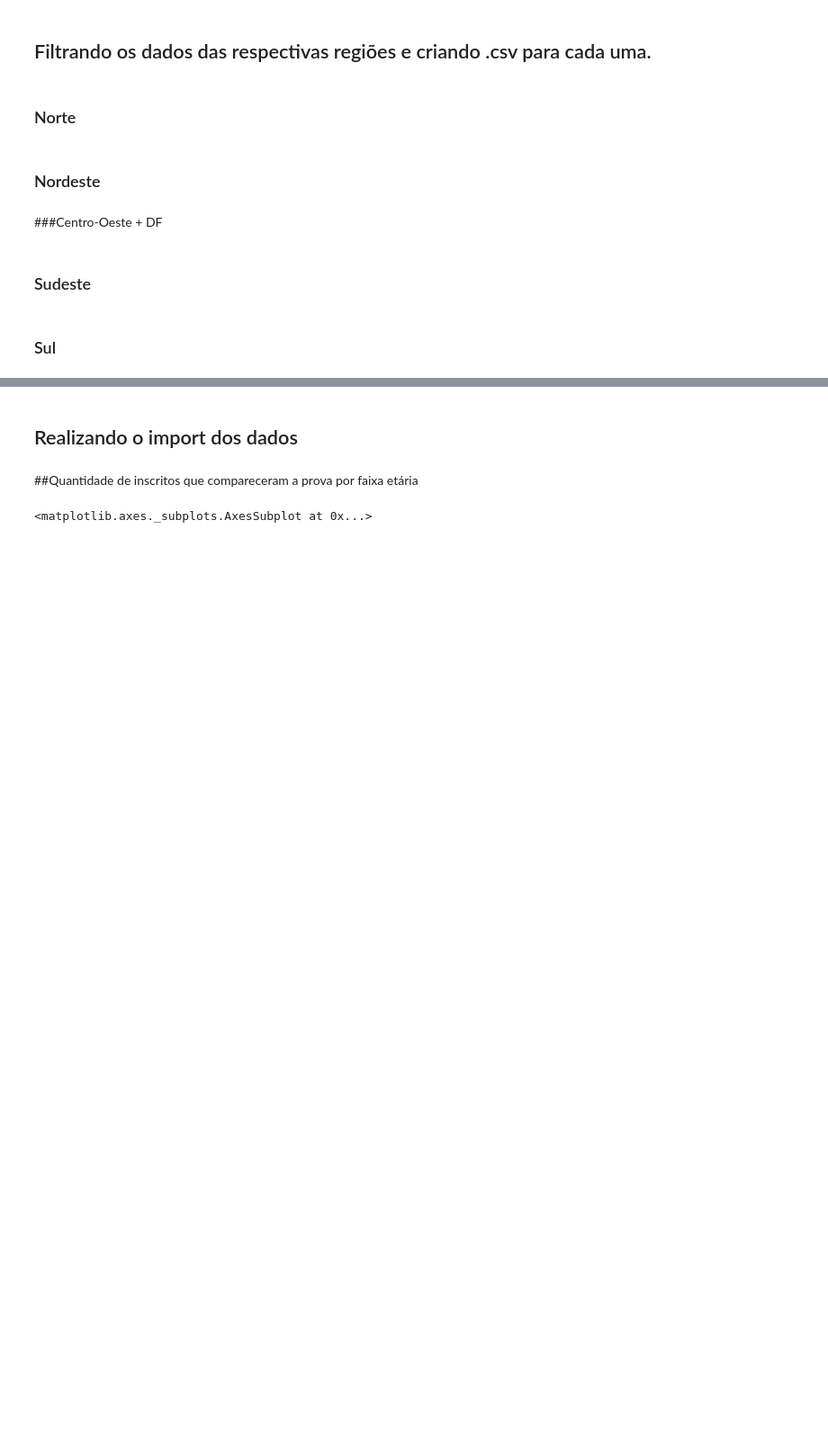
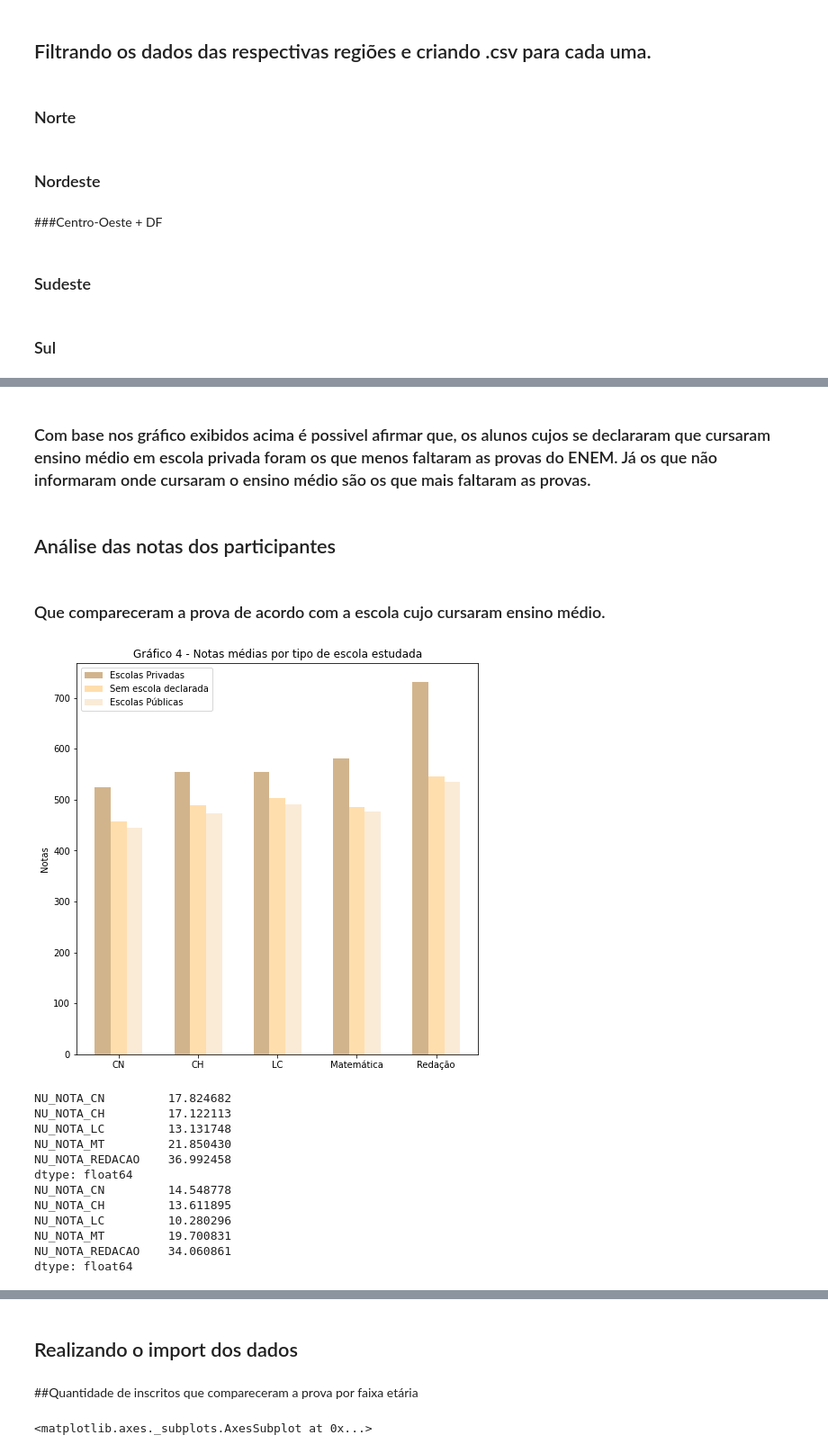
Before and after one commit to henriquecl/DataSciene_Destrinchando_o_ENEM, a Jupyter notebook: Brincando_com_o_ENEM.ipynb, the cells around one changed output, grey strips where cells are left out. Shown: that part at 90% size. Saved outputs shown, nothing was run; the diff lists cells and outputs as text; code cells hidden in the pictures; blank space fills up the shorter version.

```diff
--- a/Brincando_com_o_ENEM.ipynb
+++ b/Brincando_com_o_ENEM.ipynb
@@ -198,0 +288,43 @@ data_S.to_csv("DadosSul.csv")
+# %% [markdown]
+### Com base nos gráfico exibidos acima é possivel afirmar que, os alunos cujos se declararam que cursaram ensino médio em escola privada foram os que menos faltaram as provas do ENEM. Já os que não informaram onde cursaram o ensino médio são os que mais faltaram as provas.
+# %% [markdown]
+## Análise das notas dos participantes
+# %% [markdown]
+### Que compareceram a prova de acordo com a escola cujo cursaram ensino médio.
+# %%
+media_notas_naoresp  = presentes_naoresp[notas].mean()
+media_notas_privadas = presentes_privada[notas].mean()
+media_notas_publicas = presentes_publica[notas].mean()
+# Gráfico
+
+x = np.arange(len(notas))
+
+fig, ax = plt.subplots()
+rects1 = ax.bar(x +0.00 , media_notas_privadas,color = 'tan' ,width=0.2, label='Escolas Privadas')
+rects2 = ax.bar(x +0.20 , media_notas_naoresp,color= 'navajowhite',  width=0.2, label='Sem escola declarada')
+rects3 = ax.bar(x +0.40 , media_notas_publicas,color = 'antiquewhite' ,width=0.2, label='Escolas Públicas')
+ax.set_ylabel('Notas')
+ax.set_title('Gráfico 4 - Notas médias por tipo de escola estudada')
+ax.set_xticks(x+0.2)
+ax.set_xticklabels(['CN', 'CH', 'LC', 'Matemática', 'Redação'])
+ax.legend()
+plt.show()
+
+percentual_privad_publi = (media_notas_privadas/media_notas_publicas - 1)*100
+percentual_privad_naoresp = (media_notas_privadas/media_notas_naoresp - 1)*100
+print(percentual_privad_publi)
+print(percentual_privad_naoresp)
+# %% [output]
+[figure, added]
+NU_NOTA_CN         17.824682
+NU_NOTA_CH         17.122113
+NU_NOTA_LC         13.131748
+NU_NOTA_MT         21.850430
+NU_NOTA_REDACAO    36.992458
+dtype: float64
+NU_NOTA_CN         14.548778
+NU_NOTA_CH         13.611895
+NU_NOTA_LC         10.280296
+NU_NOTA_MT         19.700831
+NU_NOTA_REDACAO    34.060861
+dtype: float64
```
Also changed, not shown: parts of 76 cells of this notebook.
